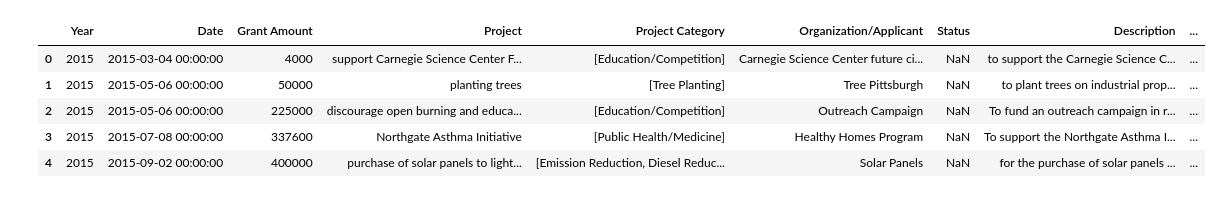
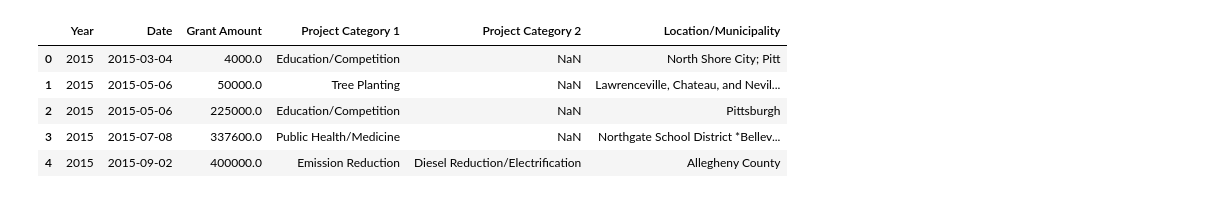
Before and after one commit to hkwee782/GASP-Clean-Air-Fund, a Jupyter notebook: charts.ipynb, the cells around one changed output. Saved outputs shown, nothing was run; the diff lists cells and outputs as text; code cells hidden in the pictures.

Commit message:
Restore charts.ipynb to pre-reset version

```diff
--- a/charts.ipynb
+++ b/charts.ipynb
@@ -26,29 +8,30 @@ import pandas as pd
 import plotly.express as px
 import plotly.graph_objects as go
 # %%
-# Load the file
-df = pd.read_excel('1740CAF.xlsx')
+# Hannah
 
-# Data Cleaning & Preparation
-# Turning 'Grant Amount' column into numeric values
-df['Grant Amount'] = pd.to_numeric(df['Grant Amount'].replace(r'[\$,]', '', regex=True), errors='coerce')
-df['Grant Amount'] = df['Grant Amount'].fillna(0)
-df['Grant Amount'] = df['Grant Amount'].astype(int).round(2)
+# Load data
+df = pd.read_excel('FinalSheet.xlsx', engine='openpyxl')
 
-# Turn Project Category into a list of unique categories
-df['Project Category'] = df['Project Category'].str.strip()
-df['Project Category'] = df['Project Category'].str.split(r',\s*')
-df_exploded = df.explode('Project Category')
-df_grouped = df_exploded.groupby(['Year', 'Project Category'])['Grant Amount'].sum().reset_index()
-categories = df_grouped['Project Category'].unique()
-# print(categories)
+# Strip whitespace and handle basic text cleaning
+df = df.map(lambda x: x.strip() if isinstance(x, str) else x)
+
+# Convert dates to datetime objects
+df['Date'] = pd.to_datetime(df['Date'], errors='coerce')
+
+# Clean numeric columns (removing commas, etc.)
+df['Grant Amount'] = df['Grant Amount'].astype(str).str.replace(',', '')
+df['Grant Amount'] = pd.to_numeric(df['Grant Amount'], errors='coerce')
+
+# Replace placeholders with proper Null values
+df.replace(['N/A', 'nan', 'None'], pd.NA, inplace=True)
 
 # Show the first 5 rows
 df.head()
 # %% [output]
-|  | Year | Date | Grant Amount | Project | Project Category | Organization/Applicant | Status | Description | ... |
-| 0 | 2015 | 2015-03-04 00:00:00 | 4000 | support Carnegie Science Center F... | [Education/Competition] | Carnegie Science Center future ci... | NaN | to support the Carnegie Science C... | ... |
-| 1 | 2015 | 2015-05-06 00:00:00 | 50000 | planting trees | [Tree Planting] | Tree Pittsburgh | NaN | to plant trees on industrial prop... | ... |
-| 2 | 2015 | 2015-05-06 00:00:00 | 225000 | discourage open burning and educa... | [Education/Competition] | Outreach Campaign | NaN | To fund an outreach campaign in r... | ... |
-| 3 | 2015 | 2015-07-08 00:00:00 | 337600 | Northgate Asthma Initiative | [Public Health/Medicine] | Healthy Homes Program | NaN | To support the Northgate Asthma I... | ... |
-| 4 | 2015 | 2015-09-02 00:00:00 | 400000 | purchase of solar panels to light... | [Emission Reduction, Diesel Reduc... | Solar Panels | NaN | for the purchase of solar panels ... | ... |
+|  | Year | Date | Grant Amount | Project Category 1 | Project Category 2 | Location/Municipality |
+| 0 | 2015 | 2015-03-04 | 4000.0 | Education/Competition | NaN | North Shore City; Pitt |
+| 1 | 2015 | 2015-05-06 | 50000.0 | Tree Planting | NaN | Lawrenceville, Chateau, and Nevil... |
+| 2 | 2015 | 2015-05-06 | 225000.0 | Education/Competition | NaN | Pittsburgh |
+| 3 | 2015 | 2015-07-08 | 337600.0 | Public Health/Medicine | NaN | Northgate School District *Bellev... |
+| 4 | 2015 | 2015-09-02 | 400000.0 | Emission Reduction | Diesel Reduction/Electrification | Allegheny County |
```
Also changed, not shown: parts of 13 cells of this notebook.
